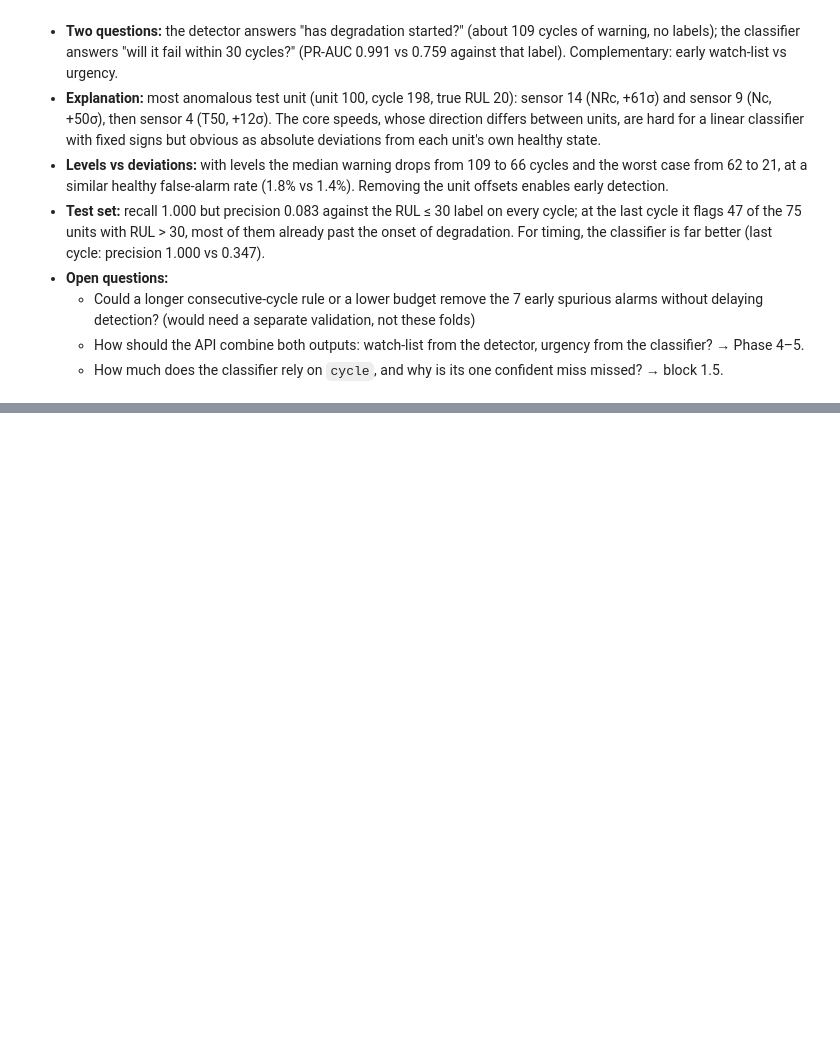
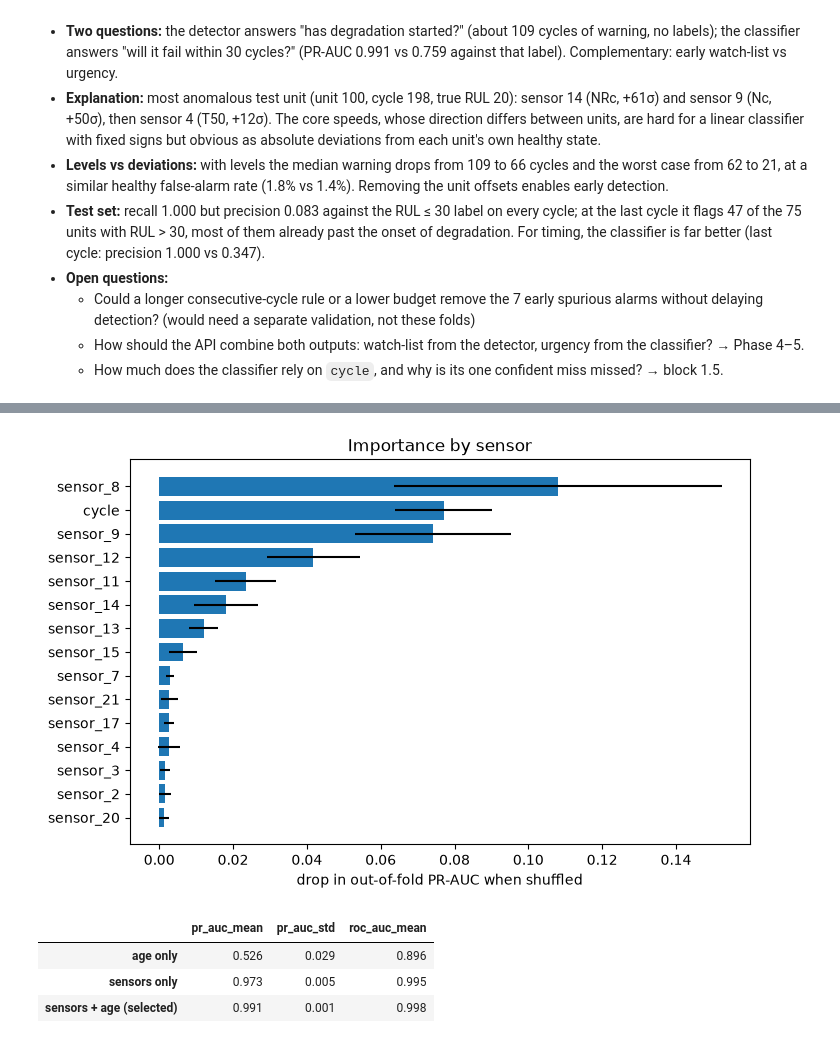
Before and after one commit to maria2332/industrial-ai-copilot, a Jupyter notebook: notebooks/02_predictive_maintenance.ipynb, the cells around one changed output, grey strips where cells are left out. Cells and saved outputs as stored; diff of their text form; code cells hidden in the pictures; blank space fills up the shorter version.

```diff
--- a/notebooks/02_predictive_maintenance.ipynb
+++ b/notebooks/02_predictive_maintenance.ipynb
@@ -690,0 +735,28 @@ Detector false-alarm rate on test cycles with RUL > 60: 0.232
+# %%
+importance = grouped_permutation_importance(build_pipeline(selected), X, y, unit_folds)
+
+fig, ax = plt.subplots(figsize=(8, 5))
+ordered = importance.iloc[::-1]
+ax.barh(ordered.index, ordered["pr_auc_drop_mean"], xerr=ordered["pr_auc_drop_std"])
+ax.set(xlabel="drop in out-of-fold PR-AUC when shuffled", title="Importance by sensor")
+plt.show()
+
+age_only = make_pipeline(
+    ColumnTransformer([("age", "passthrough", ["cycle"])]),
+    StandardScaler(),
+    LogisticRegression(max_iter=2000),
+)
+sensors_only = build_pipeline(selected, feature_config=FeatureConfig(include_cycle=False))
+pd.DataFrame(
+    {
+        "age only": cross_validate_by_unit(age_only, X, y, unit_folds).summary(),
+        "sensors only": cross_validate_by_unit(sensors_only, X, y, unit_folds).summary(),
+        "sensors + age (selected)": cv_results[selected].summary(),
+    }
+).T[["pr_auc_mean", "pr_auc_std", "roc_auc_mean"]].round(3)
+# %% [output]
+[figure, added]
+|  | pr_auc_mean | pr_auc_std | roc_auc_mean |
+| age only | 0.526 | 0.029 | 0.896 |
+| sensors only | 0.973 | 0.005 | 0.995 |
+| sensors + age (selected) | 0.991 | 0.001 | 0.998 |
```
Also changed, not shown: parts of 15 cells of this notebook.
